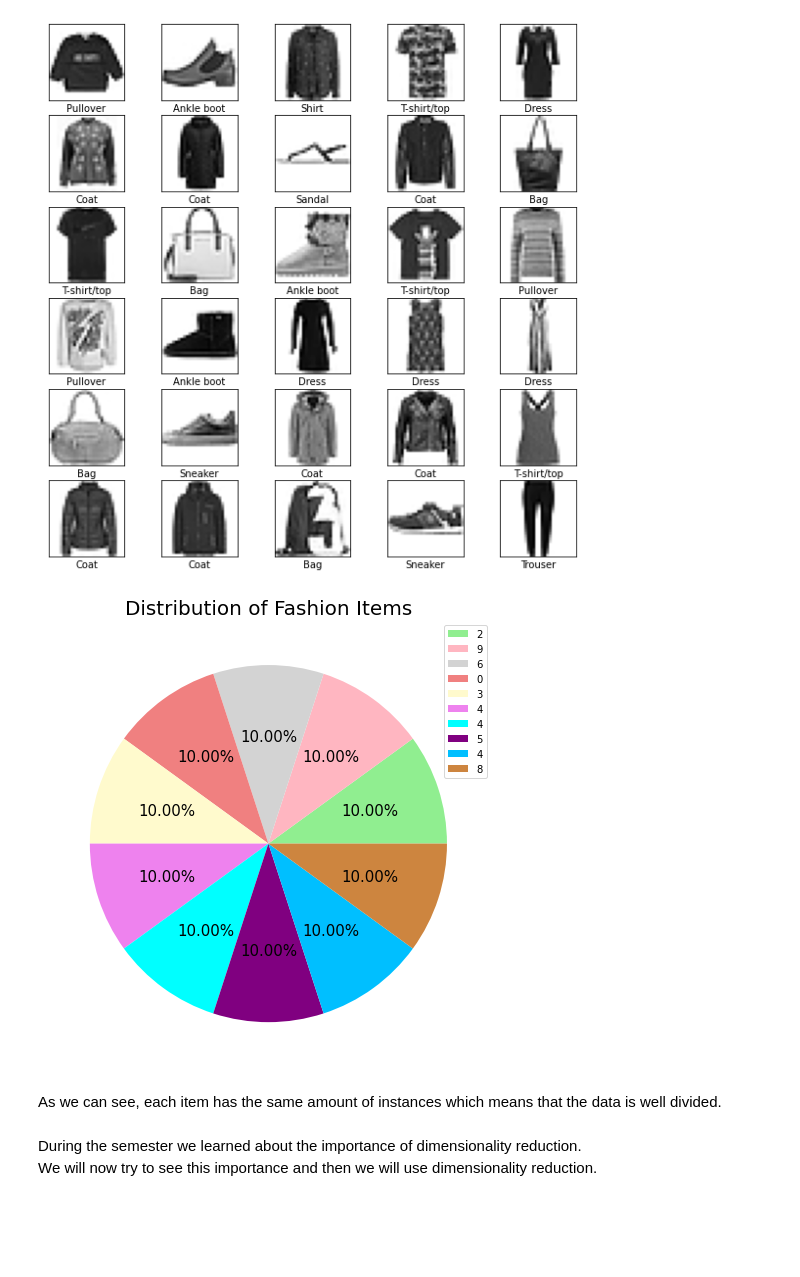
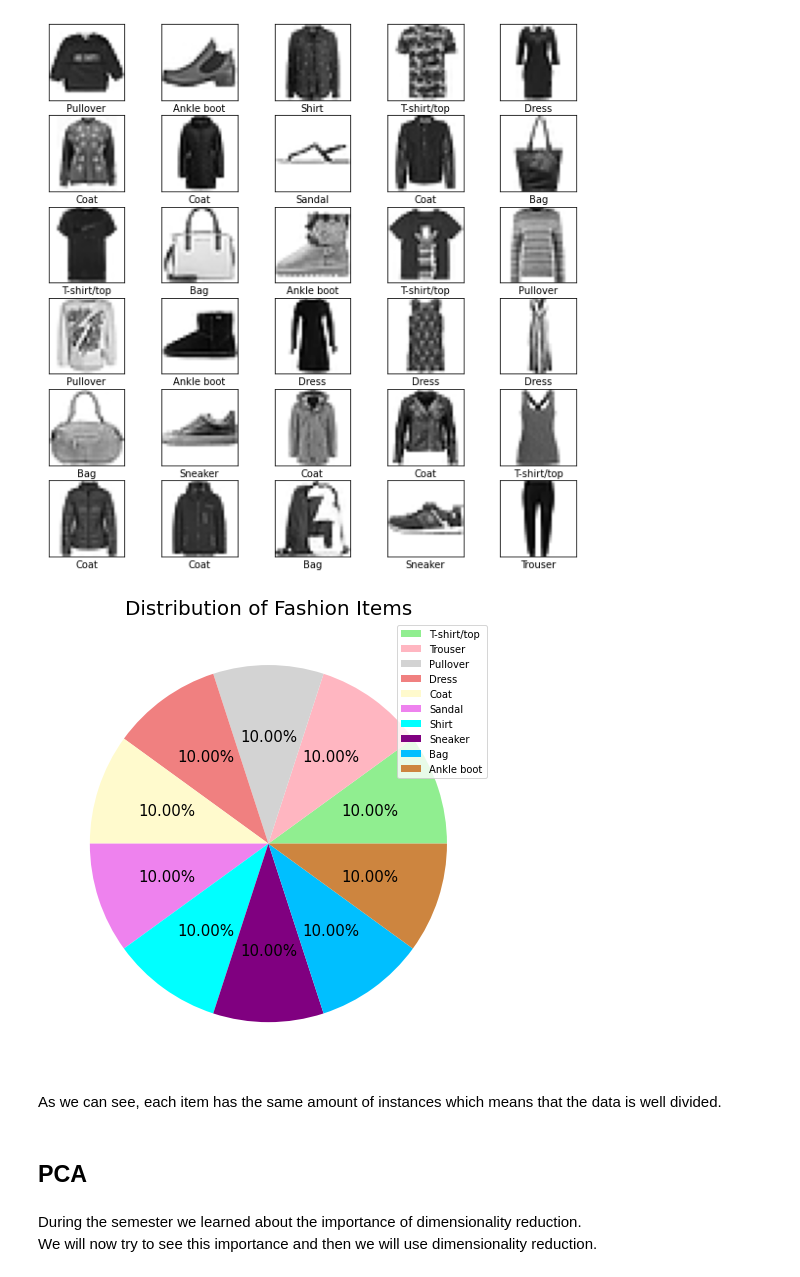
Before and after one commit to Esther-Bi/Data-Simulation-Semester-B-2021-Final-Project, a Jupyter notebook: Notebook 2 - FMNIST.ipynb, the cells around one changed output. Saved outputs shown, nothing was run; the diff lists cells and outputs as text; code cells hidden in the pictures; blank space fills up the shorter version.

```diff
--- a/Notebook 2 - FMNIST.ipynb
+++ b/Notebook 2 - FMNIST.ipynb
@@ -72,15 +76,19 @@ for i in range(30):
 # %% [output]
 [figure]
 # %%
+sorted_fashion_train = fashion_train.sort_values(by=['label'])
 plt.subplots(figsize=(8, 9))
-plt.pie(fashion_train['label'].value_counts(), colors = ['lightgreen', 'lightpink', 'lightgrey', 'lightcoral', 'lemonChiffon', 'violet', 'cyan', 'purple', 'deepskyblue', 'peru'], autopct = '%.2f%%' , textprops={"fontsize":15})
+plt.pie(sorted_fashion_train['label'].value_counts(), colors = ['lightgreen', 'lightpink', 'lightgrey', 'lightcoral', 'lemonChiffon', 'violet', 'cyan', 'purple', 'deepskyblue', 'peru'], autopct = '%.2f%%' , textprops={"fontsize":15})
 plt.title('Distribution of Fashion Items' , fontdict = {'fontsize' : 20})
+plt.legend(label , loc=1)
 
 plt.show()
 # %% [output]
-[figure, old version]
+[figure, new version]
 # %% [markdown]
 As we can see, each item has the same amount of instances which means that the data is well divided.
+# %% [markdown]
+## PCA
 # %% [markdown]
 During the semester we learned about the importance of dimensionality reduction.<br> We will now try to see this importance and then we will use dimensionality reduction.
 # %% [markdown]
```
Also changed, not shown: parts of 9 cells of this notebook.
